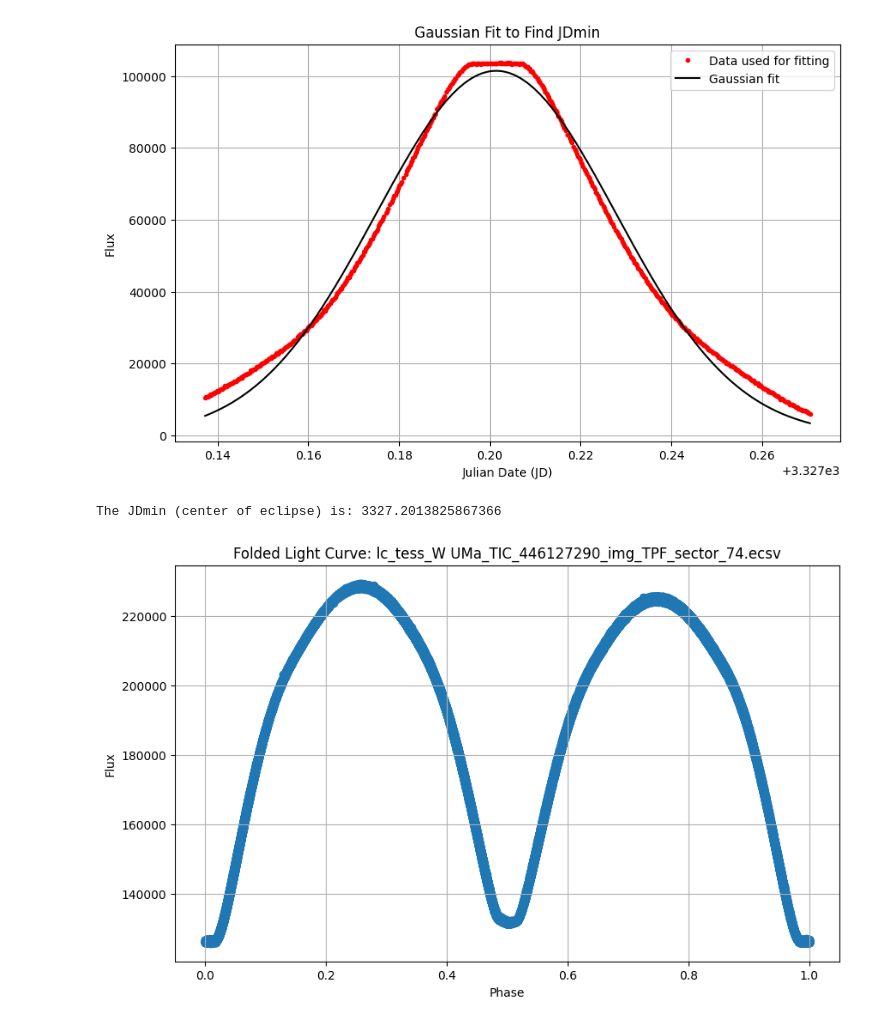
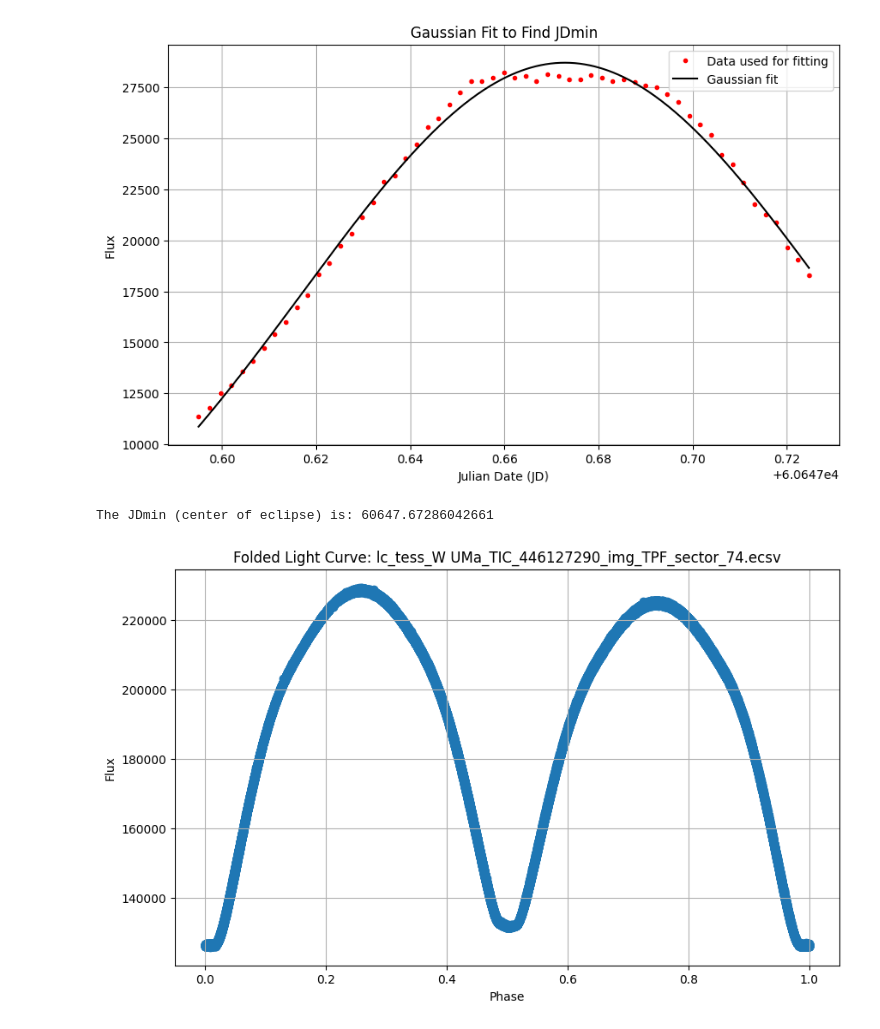
Before and after one commit to gabdeevmaksim/WUMaCat, a Jupyter notebook: notebooks/find_a_minima.ipynb, the cells around one changed output. Cells and saved outputs as stored; diff of their text form; code cells hidden in the pictures.

```diff
--- a/notebooks/find_a_minima.ipynb
+++ b/notebooks/find_a_minima.ipynb
@@ -6,7 +6,7 @@ def read_ecsv_file(filename):
         raise ValueError("Unsupported file format. Only ECSV is supported.")
 
     format = "ascii.ecsv"
-    x_col = 'jd'
+    x_col = 'time'
     y_col = 'flux'
 
     table = Table.read(filename, format=format)
@@ -17,5 +17,5 @@ def read_ecsv_file(filename):
     return table
 
 # Example usage
-filename = "../../tess_curves/lc_tess_W UMa_TIC_446127290_img_TPF_sector_74.ecsv"
+filename = "../only_one_obj/lc_tess_FFI_V592 Per_per_sector_86_TESScut.ecsv"
 table = read_ecsv_file(filename)
@@ -93,7 +98,7 @@ def find_jdmin(table, period):
     Returns:
         float: The Julian Date (JD) corresponding to the center of the eclipse.
     """
-    x = table['jd']
+    x = table['time'].to_value('mjd', 'float')
     y = table['flux'].max() - table['flux']
 
     # Initial guess for the parameters
@@ -117,35 +122,35 @@ def find_jdmin(table, period):
 
         # Plot the Gaussian fit
         x_fit_line = np.linspace(min(x_fit), max(x_fit), 1000)
         y_fit_line = gaussian(x_fit_line, *popt)
         plt.plot(x_fit_line, y_fit_line, 'k-', label='Gaussian fit')
 
         plt.xlabel('Julian Date (JD)')
         plt.ylabel('Flux')
         plt.title('Gaussian Fit to Find JDmin')
         plt.legend()
         plt.grid(True)
         plt.show()
         return jdmin
     except RuntimeError:
         print("Gaussian fit did not converge. Plotting the chosen part of the light curve.")
         plt.figure(figsize=(10, 6))
         plt.plot(x_fit, y_fit, 'r.', label='Data used for fitting')
         plt.xlabel('Julian Date (JD)')
         plt.ylabel('Flux')
         plt.title('Chosen Part of the Light Curve')
         plt.legend()
         plt.grid(True)
         plt.show()
         return None
 
 # Example usage
 period = 0.33363551
 jdmin = find_jdmin(table, period)
 print(f"The JDmin (center of eclipse) is: {jdmin}")
 # %% [output]
-[figure, old version]
+[figure, new version]
-The JDmin (center of eclipse) is: 3327.2013825867366
+The JDmin (center of eclipse) is: 60647.67286042661
 # %%
 def fold_lightcurve(table, jdmin, period):
     """
```
Also changed, not shown: parts of 3 cells of this notebook, 4 other files.
